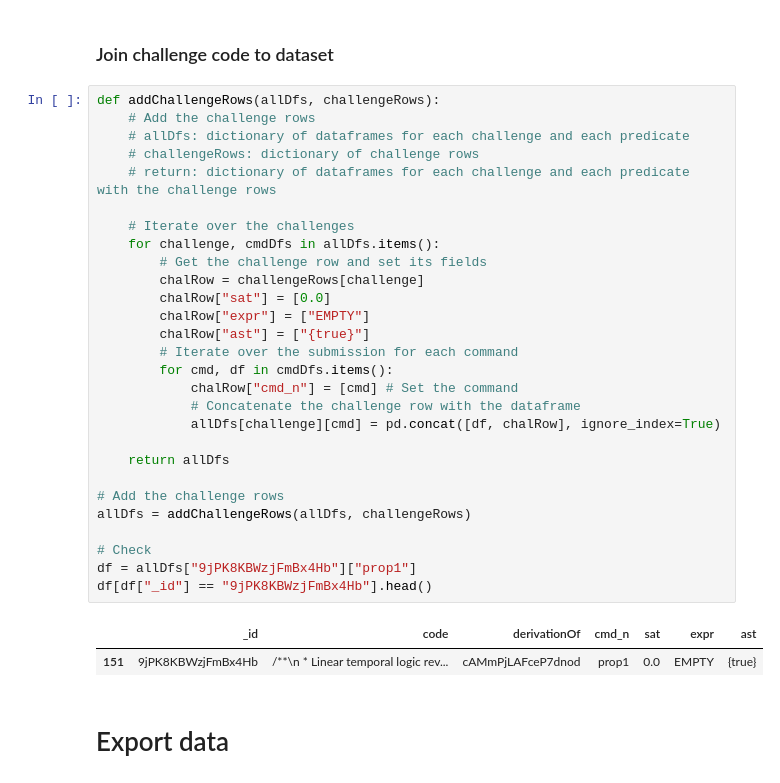
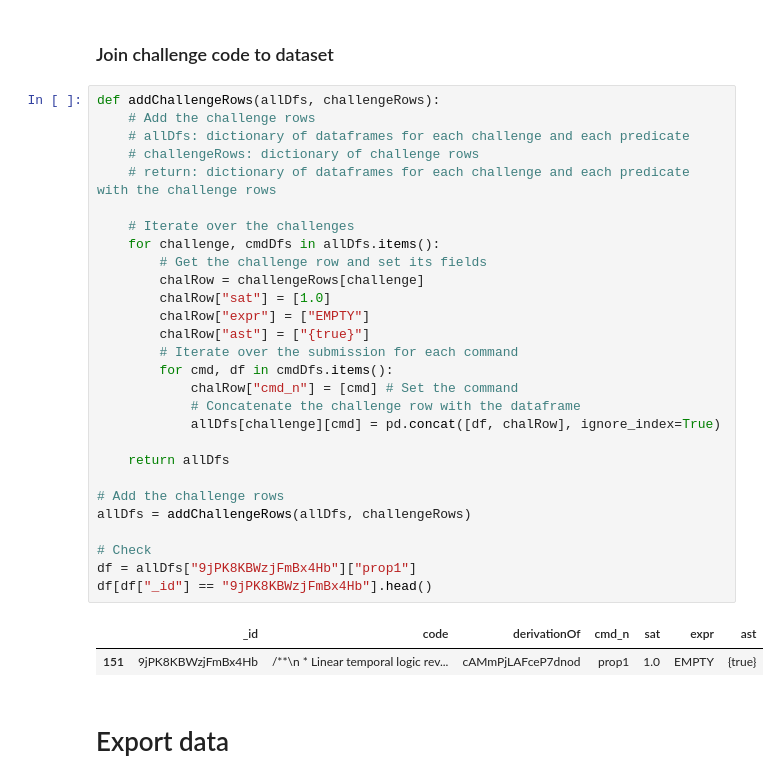
Before and after one commit to anaines14/HiGenA, a Jupyter notebook: data_preparation/notebook.ipynb, the cells around one changed output. Cells and saved outputs as stored; diff of their text form.

```diff
--- a/data_preparation/notebook.ipynb
+++ b/data_preparation/notebook.ipynb
@@ -694,34 +694,34 @@ Removed submissions with no ASTs.
 # %%
 def addChallengeRows(allDfs, challengeRows):
     # Add the challenge rows
     # allDfs: dictionary of dataframes for each challenge and each predicate
     # challengeRows: dictionary of challenge rows
     # return: dictionary of dataframes for each challenge and each predicate with the challenge rows
 
     # Iterate over the challenges
     for challenge, cmdDfs in allDfs.items():
         # Get the challenge row and set its fields
         chalRow = challengeRows[challenge]
-        chalRow["sat"] = [0.0]
+        chalRow["sat"] = [1.0]
         chalRow["expr"] = ["EMPTY"]
         chalRow["ast"] = ["{true}"]
         # Iterate over the submission for each command
         for cmd, df in cmdDfs.items():
             chalRow["cmd_n"] = [cmd] # Set the command
             # Concatenate the challenge row with the dataframe
             allDfs[challenge][cmd] = pd.concat([df, chalRow], ignore_index=True)
 
     return allDfs
 
 # Add the challenge rows
 allDfs = addChallengeRows(allDfs, challengeRows)
 
 # Check
 df = allDfs["9jPK8KBWzjFmBx4Hb"]["prop1"]
 df[df["_id"] == "9jPK8KBWzjFmBx4Hb"].head()
 # %% [output]
 |  | _id | code | derivationOf | cmd_n | sat | expr | ast |
-| 151 | 9jPK8KBWzjFmBx4Hb | /**\n * Linear temporal logic rev... | cAMmPjLAFceP7dnod | prop1 | 0.0 | EMPTY | {true} |
+| 151 | 9jPK8KBWzjFmBx4Hb | /**\n * Linear temporal logic rev... | cAMmPjLAFceP7dnod | prop1 | 1.0 | EMPTY | {true} |
 # %% [markdown]
 # Export data
 # %%
```
